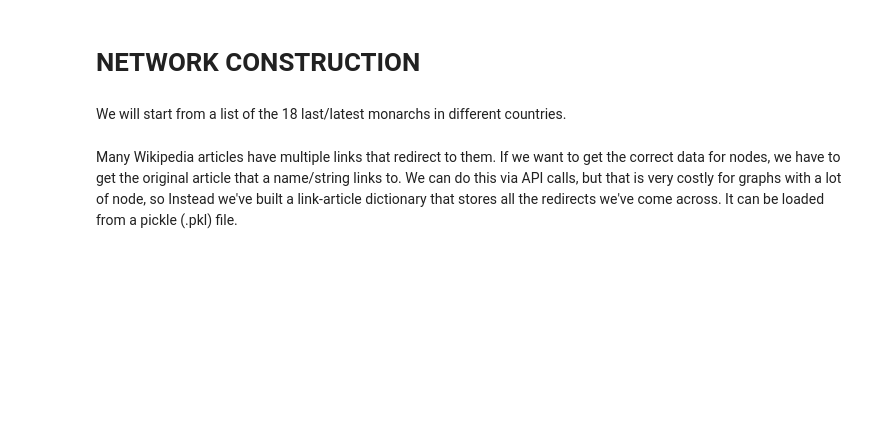
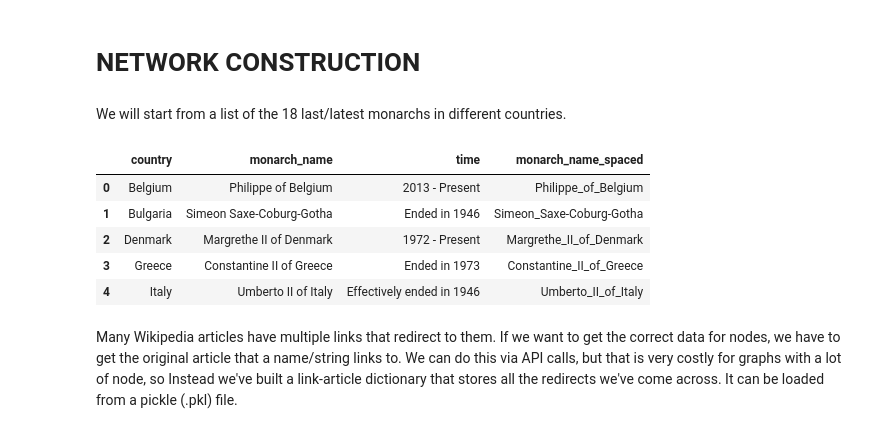
Before and after one commit to EChiarini/Royalty_Network_SNA_UniBo, a Jupyter notebook: 01_generazione_dataset_QID_casate.ipynb, the cells around one changed output. Cells and saved outputs as stored; diff of their text form; code cells hidden in the pictures; blank space fills up the shorter version.

```diff
--- a/01_generazione_dataset_QID_casate.ipynb
+++ b/01_generazione_dataset_QID_casate.ipynb
@@ -129,34 +133,41 @@ We will start from a list of the 18 last/latest monarchs in different countries.
 # %%
 
 # Given data
 data = {
-   # 'country': ['Belgium', 'Bulgaria', 'Denmark', 'Greece', 'Italy', 'Luxembourg', 'Montenegro',
-    #            'Netherlands', 'Norway', 'Portugal', 'Romania', 'Russia', 'Serbia', 'Spain', 'Sweden', 'UK', 'Liechtenstein', 'Monaco'],
+    'country': ['Belgium', 'Bulgaria', 'Denmark', 'Greece', 'Italy', 'Luxembourg', 'Montenegro',
+               'Netherlands', 'Norway', 'Portugal', 'Romania', 'Russia', 'Serbia', 'Spain', 'Sweden', 'UK', 'Liechtenstein', 'Monaco'],
 
-    'country': [ 'UK'],
+   # 'country': [ 'UK'],
 
-   # 'monarch_name': ['Philippe of Belgium', 'Simeon Saxe-Coburg-Gotha', 'Margrethe II of Denmark', 'Constantine II of Greece',
-    #                 'Umberto II of Italy', 'Henri, Grand Duke of Luxembourg', 'Nicholas I of Montenegro', 'Willem-Alexander of the Netherlands',
-     #                'Harald V of Norway', 'King Manuel II', 'Michael I of Romania', 'Nicholas II of Russia', 'Peter I of Serbia',
-      #               'Felipe VI', 'Carl XVI Gustaf', 'Charles III', 'Hans-Adam II, Prince of Liechtenstein', 'Albert II, Prince of Monaco'],
+    'monarch_name': ['Philippe of Belgium', 'Simeon Saxe-Coburg-Gotha', 'Margrethe II of Denmark', 'Constantine II of Greece',
+                    'Umberto II of Italy', 'Henri, Grand Duke of Luxembourg', 'Nicholas I of Montenegro', 'Willem-Alexander of the Netherlands',
+                     'Harald V of Norway', 'King Manuel II', 'Michael I of Romania', 'Nicholas II of Russia', 'Peter I of Serbia',
+                     'Felipe VI', 'Carl XVI Gustaf', 'Charles III', 'Hans-Adam II, Prince of Liechtenstein', 'Albert II, Prince of Monaco'],
 
-      'monarch_name': [ 'Charles III'],
+      #'monarch_name': [ 'Charles III'],
 
-   # 'time': ['2013 - Present', 'Ended in 1946', '1972 - Present', 'Ended in 1973', 'Effectively ended in 1946',
-    #         '2000 - Present', 'Ended in 1918', '2013 - Present', '1991 - Present', 'Ended in 1910',
-     #        '1927-1930, 1930-1937', 'Ended in 1917', 'Ended in 1921', '2014 - Present', '1973 - Present', '1952 - Present', '2004 - Present', '2005 - Present']
+    'time': ['2013 - Present', 'Ended in 1946', '1972 - Present', 'Ended in 1973', 'Effectively ended in 1946',
+             '2000 - Present', 'Ended in 1918', '2013 - Present', '1991 - Present', 'Ended in 1910',
+            '1927-1930, 1930-1937', 'Ended in 1917', 'Ended in 1921', '2014 - Present', '1973 - Present', '1952 - Present', '2004 - Present', '2005 - Present']
 
-     'timme':[ ' 1952 - Present']
+     #'timme':[ ' 1952 - Present']
 }
 
 
 
 # Creating a Pandas DataFrame
 df = pd.DataFrame(data)
 # Adding a new column with monarch names spaced by underscores
 df['monarch_name_spaced'] = df['monarch_name'].str.replace(' ', '_')
 
 df.head()
+# %% [output]
+|  | country | monarch_name | time | monarch_name_spaced |
+| 0 | Belgium | Philippe of Belgium | 2013 - Present | Philippe_of_Belgium |
+| 1 | Bulgaria | Simeon Saxe-Coburg-Gotha | Ended in 1946 | Simeon_Saxe-Coburg-Gotha |
+| 2 | Denmark | Margrethe II of Denmark | 1972 - Present | Margrethe_II_of_Denmark |
+| 3 | Greece | Constantine II of Greece | Ended in 1973 | Constantine_II_of_Greece |
+| 4 | Italy | Umberto II of Italy | Effectively ended in 1946 | Umberto_II_of_Italy |
 # %% [markdown]
 Many Wikipedia articles have multiple links that redirect to them. If we want to get the correct data for nodes, we have to get the original article that a name/string links to. We can do this via API calls, but that is very costly for graphs with a lot of node, so Instead we've built a link-article dictionary that stores all the redirects we've come across. It can be loaded from a pickle (.pkl) file.
 # %% [markdown]
```
Also changed, not shown: parts of 9 cells of this notebook.
